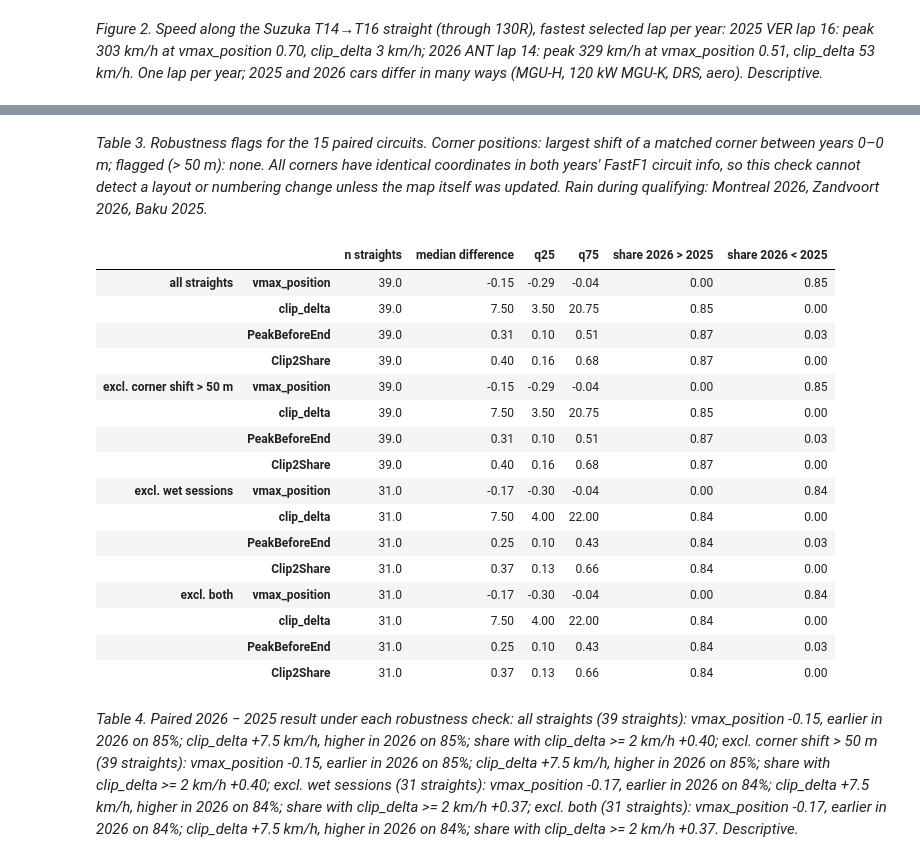
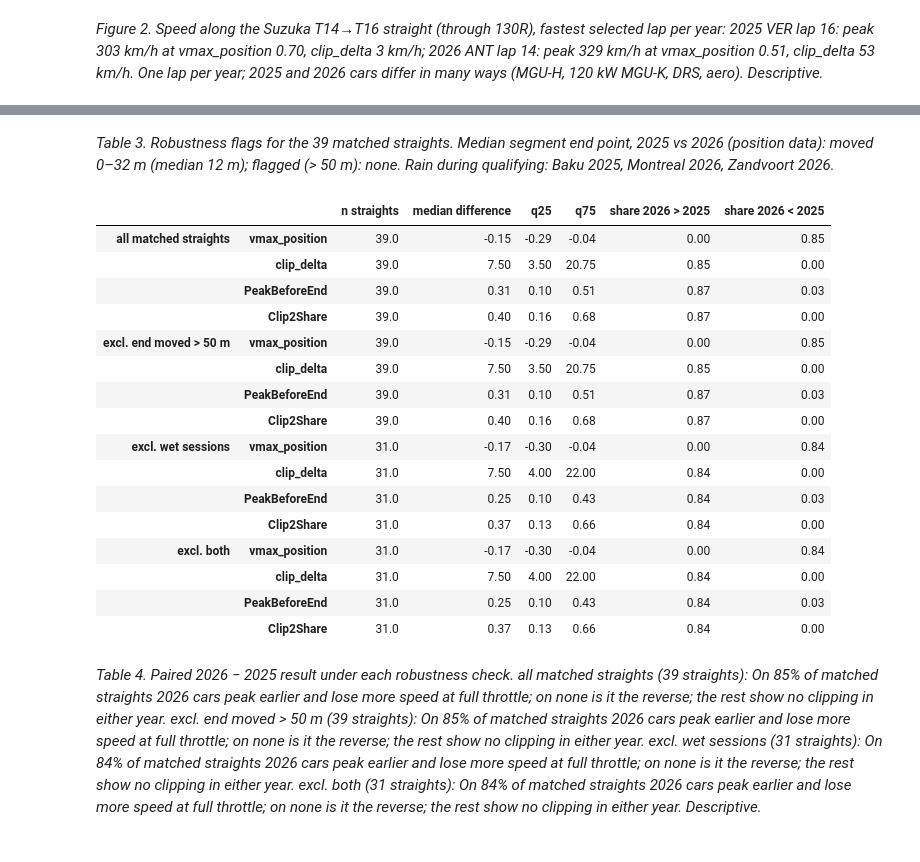
Before and after one commit to see7ien/Flat-Out, a Jupyter notebook: 03_regulations.ipynb, the cells around one changed output, grey strips where cells are left out. Saved outputs shown, nothing was run; the diff lists cells and outputs as text; code cells hidden in the pictures.

Commit message:
Report figures + telemetry layout check

```diff
--- a/03_regulations.ipynb
+++ b/03_regulations.ipynb
@@ -142,7 +145,7 @@ def load_year(year, out, rnd_col):
     for p in pairs.itertuples():
         f = next(out.glob(f"{getattr(p, rnd_col):02d}_*_segments.csv"), None)
         if f is not None:
-            frames.append(pd.read_csv(f).assign(Circuit=p.CircuitName))
+            frames.append(pd.read_csv(f).assign(Circuit=p.CircuitName, Round=getattr(p, rnd_col)))
     d = pd.concat(frames, ignore_index=True)
     d["Straight"] = d.Circuit + " " + np.where(d.CrossesTimingLine, "main", d.Label)
     d = d[d.groupby("Straight").Driver.transform("nunique") >= MIN_CLEAN_DRIVERS]
@@ -314,31 +333,28 @@ Spielberg          False  False
 Suzuka             False  False
 Zandvoort          False   True
 # %%
-_moved = geo[geo.Flag]
-_wetc = sorted(set(wet.loc[wet.Wet, "Circuit"]))
-caption("Table", "checks", f"Robustness flags for the {len(pairs)} paired circuits. Corner positions: largest shift of a matched corner between years "
-        f"{geo.MaxShiftMatched_m.min():.0f}–{geo.MaxShiftMatched_m.max():.0f} m; flagged (> {SHIFT_FLAG_M} m): "
-        f"{', '.join(f'{r.Circuit} ({r.MaxShiftMatched_m:.0f} m)' for r in _moved.itertuples()) or 'none'}"
-        + (". All corners have identical coordinates in both years' FastF1 circuit info, so this check cannot detect a layout or numbering "
-           "change unless the map itself was updated" if (geo.MaxShiftAll_m == 0).all() else "") + ". Rain during qualifying: "
-        + (", ".join(f"{r.Circuit} {r.Year}" for r in wet[wet.Wet].itertuples()) or "none") + ".")
+caption("Table", "checks", f"Robustness flags for the {len(per)} matched straights. Median segment end point, 2025 vs 2026 (position data): moved "
+        f"{moved_m.min():.0f}–{moved_m.max():.0f} m (median {moved_m.median():.0f} m); flagged (> {SHIFT_FLAG_M} m): "
+        + (", ".join(f"{s} ({moved_m[s]:.0f} m)" for s in moved) or "none")
+        + ". Rain during qualifying: " + (", ".join(f"{r.Circuit} {r.Year}" for r in wet[wet.Wet].itertuples()) or "none") + ".")
 # %% [output]
-*Table 3. Robustness flags for the 15 paired circuits. Corner positions: largest shift of a matched corner between years 0–0 m; flagged (> 50 m): none. All corners have identical coordinates in both years' FastF1 circuit info, so this check cannot detect a layout or numbering change unless the map itself was updated. Rain during qualifying: Montreal 2026, Zandvoort 2026, Baku 2025.*
+*Table 3. Robustness flags for the 39 matched straights. Median segment end point, 2025 vs 2026 (position data): moved 0–32 m (median 12 m); flagged (> 50 m): none. Rain during qualifying: Baku 2025, Montreal 2026, Zandvoort 2026.*
 # %%
-subsets = {"all straights": per,
-           f"excl. corner shift > {SHIFT_FLAG_M} m": per[~circuit_of_straight.isin(set(geo.loc[geo.Flag, "Circuit"]))],
-           "excl. wet sessions": per[~circuit_of_straight.isin(_wetc)],
-           "excl. both": per[~circuit_of_straight.isin(set(geo.loc[geo.Flag, "Circuit"]) | set(_wetc))]}
+circuit_of_straight = per.index.str.rsplit(" ", n=1).str[0]
+subsets = {"all matched straights": per,
+           f"excl. end moved > {SHIFT_FLAG_M} m": per[~per.index.isin(moved)],
+           "excl. wet sessions": per[~circuit_of_straight.isin(wet_circuits)],
+           "excl. both": per[~per.index.isin(moved) & ~circuit_of_straight.isin(wet_circuits)]}
 rob = pd.concat({k: paired_summary(v)[0][["n straights", "median difference", "q25", "q75", "share 2026 > 2025", "share 2026 < 2025"]]
                  for k, v in subsets.items()})
 rob.round(2)
 # %% [output]
 |  |  | n straights | median difference | q25 | q75 | share 2026 > 2025 | share 2026 < 2025 |
-| all straights | vmax_position | 39.0 | -0.15 | -0.29 | -0.04 | 0.00 | 0.85 |
+| all matched straights | vmax_position | 39.0 | -0.15 | -0.29 | -0.04 | 0.00 | 0.85 |
 |  | clip_delta | 39.0 | 7.50 | 3.50 | 20.75 | 0.85 | 0.00 |
 |  | PeakBeforeEnd | 39.0 | 0.31 | 0.10 | 0.51 | 0.87 | 0.03 |
 |  | Clip2Share | 39.0 | 0.40 | 0.16 | 0.68 | 0.87 | 0.00 |
-| excl. corner shift > 50 m | vmax_position | 39.0 | -0.15 | -0.29 | -0.04 | 0.00 | 0.85 |
+| excl. end moved > 50 m | vmax_position | 39.0 | -0.15 | -0.29 | -0.04 | 0.00 | 0.85 |
 |  | clip_delta | 39.0 | 7.50 | 3.50 | 20.75 | 0.85 | 0.00 |
 |  | PeakBeforeEnd | 39.0 | 0.31 | 0.10 | 0.51 | 0.87 | 0.03 |
 |  | Clip2Share | 39.0 | 0.40 | 0.16 | 0.68 | 0.87 | 0.00 |
@@ -351,14 +367,7 @@ rob.round(2)
 |  | PeakBeforeEnd | 31.0 | 0.25 | 0.10 | 0.43 | 0.84 | 0.03 |
 |  | Clip2Share | 31.0 | 0.37 | 0.13 | 0.66 | 0.84 | 0.00 |
 # %%
-def headline(k):
-    s = rob.loc[k]
-    return (f"{k} ({int(s.loc['vmax_position', 'n straights'])} straights): vmax_position {s.loc['vmax_position', 'median difference']:+.2f}, "
-            f"earlier in 2026 on {s.loc['vmax_position', 'share 2026 < 2025']:.0%}; clip_delta {s.loc['clip_delta', 'median difference']:+.1f} km/h, "
-            f"higher in 2026 on {s.loc['clip_delta', 'share 2026 > 2025']:.0%}; share with clip_delta >= 2 km/h "
-            f"{s.loc['Clip2Share', 'median difference']:+.2f}")
-
-
-caption("Table", "robust", "Paired 2026 − 2025 result under each robustness check: " + "; ".join(headline(k) for k in subsets) + ". Descriptive.")
+caption("Table", "robust", "Paired 2026 − 2025 result under each robustness check. " + " ".join(
+    f"{k} ({len(v)} straights): " + headline(v, paired_summary(v)[1]) for k, v in subsets.items()) + " Descriptive.")
 # %% [output]
-*Table 4. Paired 2026 − 2025 result under each robustness check: all straights (39 straights): vmax_position -0.15, earlier in 2026 on 85%; clip_delta +7.5 km/h, higher in 2026 on 85%; share with clip_delta >= 2 km/h +0.40; excl. corner shift > 50 m (39 straights): vmax_position -0.15, earlier in 2026 on 85%; clip_delta +7.5 km/h, higher in 2026 on 85%; share with clip_delta >= 2 km/h +0.40; excl. wet sessions (31 straights): vmax_position -0.17, earlier in 2026 on 84%; clip_delta +7.5 km/h, higher in 2026 on 84%; share with clip_delta >= 2 km/h +0.37; excl. both (31 straights): vmax_position -0.17, earlier in 2026 on 84%; clip_delta +7.5 km/h, higher in 2026 on 84%; share with clip_delta >= 2 km/h +0.37. Descriptive.*
+*Table 4. Paired 2026 − 2025 result under each robustness check. all matched straights (39 straights): On 85% of matched straights 2026 cars peak earlier and lose more speed at full throttle; on none is it the reverse; the rest show no clipping in either year. excl. end moved > 50 m (39 straights): On 85% of matched straights 2026 cars peak earlier and lose more speed at full throttle; on none is it the reverse; the rest show no clipping in either year. excl. wet sessions (31 straights): On 84% of matched straights 2026 cars peak earlier and lose more speed at full throttle; on none is it the reverse; the rest show no clipping in either year. excl. both (31 straights): On 84% of matched straights 2026 cars peak earlier and lose more speed at full throttle; on none is it the reverse; the rest show no clipping in either year. Descriptive.*
```
Also changed, not shown: parts of 13 cells of this notebook, 7 other files.
